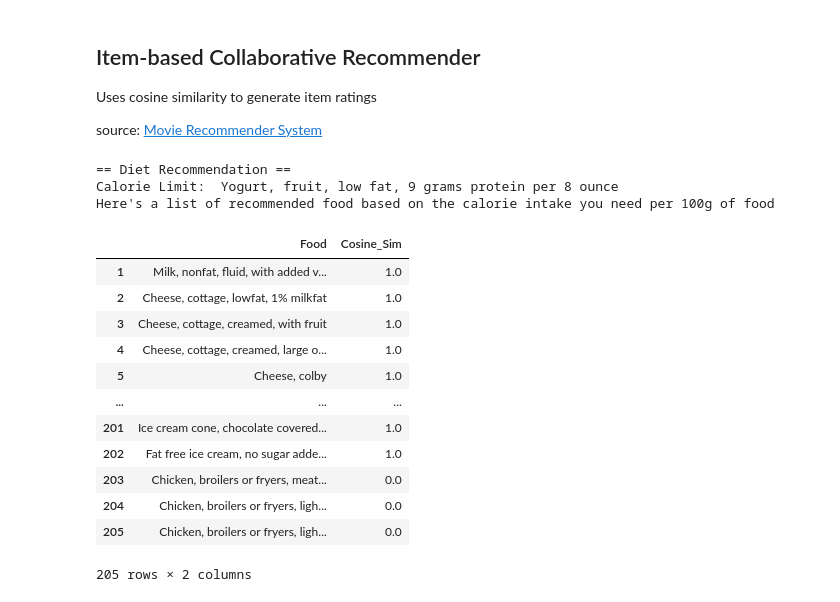
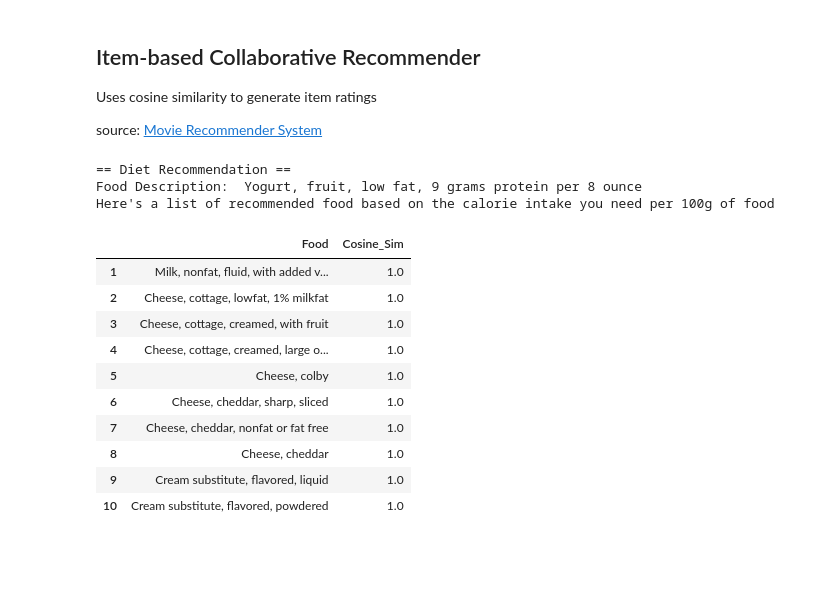
Before and after one commit to rjPajaro/Pattern-Recognition-Projects, a Jupyter notebook: diet_recognition_system/A1_G6.ipynb, the cells around one changed output. Saved outputs shown, nothing was run; the diff lists cells and outputs as text; code cells hidden in the pictures; blank space fills up the shorter version.

```diff
--- a/diet_recognition_system/A1_G6.ipynb
+++ b/diet_recognition_system/A1_G6.ipynb
@@ -177,7 +161,7 @@ Uses cosine similarity to generate item ratings
 source: [Movie Recommender System](https://github.com/berkurka/MovieRecommender/blob/master/Movie_Recommender.ipynb)
 # %%
 # For this recognition system, the ratings of each food item will be based on its calories
-def item_based_recommender(data,calorie_amt):
+def calorie_based_recommender(data,calorie_amt):
     pivot_item_based = data.pivot_table(index='Descrip',columns='FoodGroup',values='Energy_kcal')
     sparse_pivot = sparse.csr_matrix(pivot_item_based.fillna(0))
     recommended_itm = pw.cosine_similarity(sparse_pivot)
@@ -188,29 +172,27 @@ def item_based_recommender(data,calorie_amt):
     cosine_df.columns = ['Food','Cosine_Sim']
     return cosine_df
 # %%
-def generate_recommendations(data,calorie_amt,top_results=205):
+def generate_recommendations(data,calorie_amt,top_results):
     print("== Diet Recommendation ==")
-    print("Calorie Limit: ", calorie_amt)
+    print("Food Description: ", calorie_amt)
     print("Here's a list of recommended food based on the calorie intake you need per 100g of food")
 
-    cos_sim = item_based_recommender(data,calorie_amt)
+    cos_sim = calorie_based_recommender(data,calorie_amt)
     display(cos_sim[1:top_results+1])
 # %%
-generate_recommendations(df,'Yogurt, fruit, low fat, 9 grams protein per 8 ounce')
+generate_recommendations(df,'Yogurt, fruit, low fat, 9 grams protein per 8 ounce',10)
 # %% [output]
 == Diet Recommendation ==
-Calorie Limit:  Yogurt, fruit, low fat, 9 grams protein per 8 ounce
+Food Description:  Yogurt, fruit, low fat, 9 grams protein per 8 ounce
 Here's a list of recommended food based on the calorie intake you need per 100g of food
 |  | Food | Cosine_Sim |
 | 1 | Milk, nonfat, fluid, with added v... | 1.0 |
 | 2 | Cheese, cottage, lowfat, 1% milkfat | 1.0 |
 | 3 | Cheese, cottage, creamed, with fruit | 1.0 |
 | 4 | Cheese, cottage, creamed, large o... | 1.0 |
 | 5 | Cheese, colby | 1.0 |
-| ... | ... | ... |
-| 201 | Ice cream cone, chocolate covered... | 1.0 |
-| 202 | Fat free ice cream, no sugar adde... | 1.0 |
-| 203 | Chicken, broilers or fryers, meat... | 0.0 |
-| 204 | Chicken, broilers or fryers, ligh... | 0.0 |
-| 205 | Chicken, broilers or fryers, ligh... | 0.0 |
+| 6 | Cheese, cheddar, sharp, sliced | 1.0 |
+| 7 | Cheese, cheddar, nonfat or fat free | 1.0 |
+| 8 | Cheese, cheddar | 1.0 |
+| 9 | Cream substitute, flavored, liquid | 1.0 |
+| 10 | Cream substitute, flavored, powdered | 1.0 |
-205 rows × 2 columns
```
Also changed, not shown: parts of 8 cells of this notebook.
